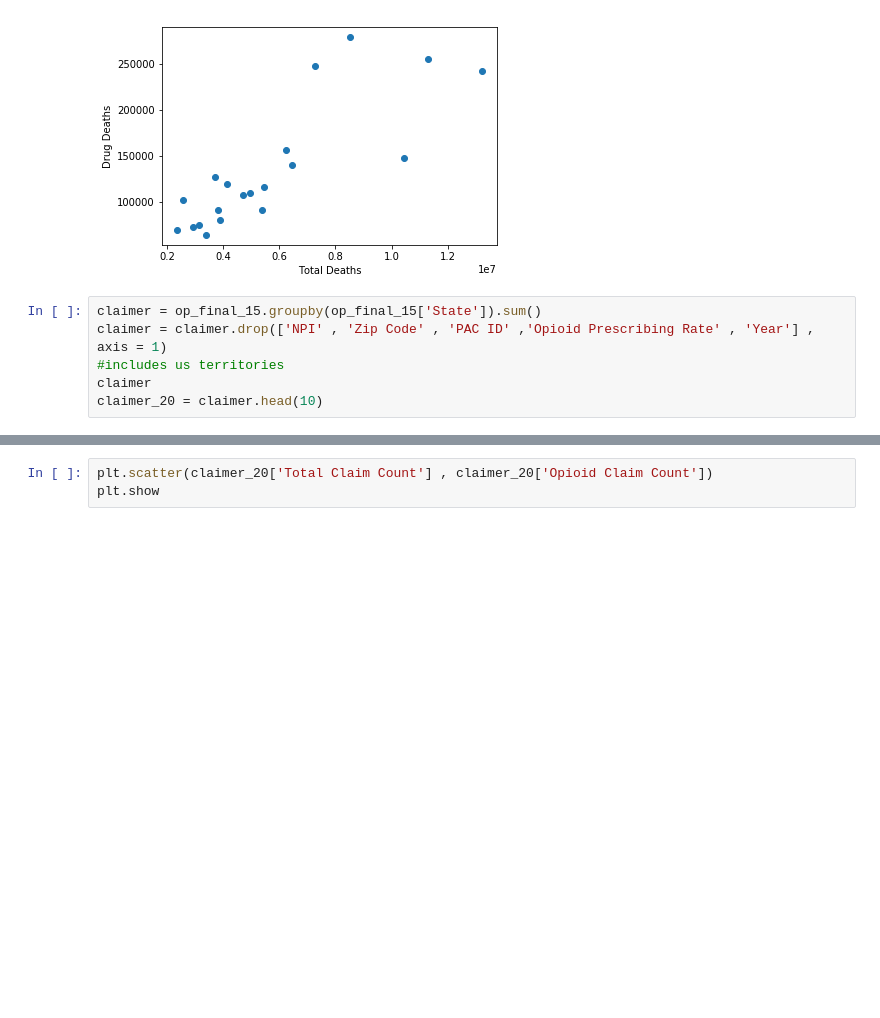
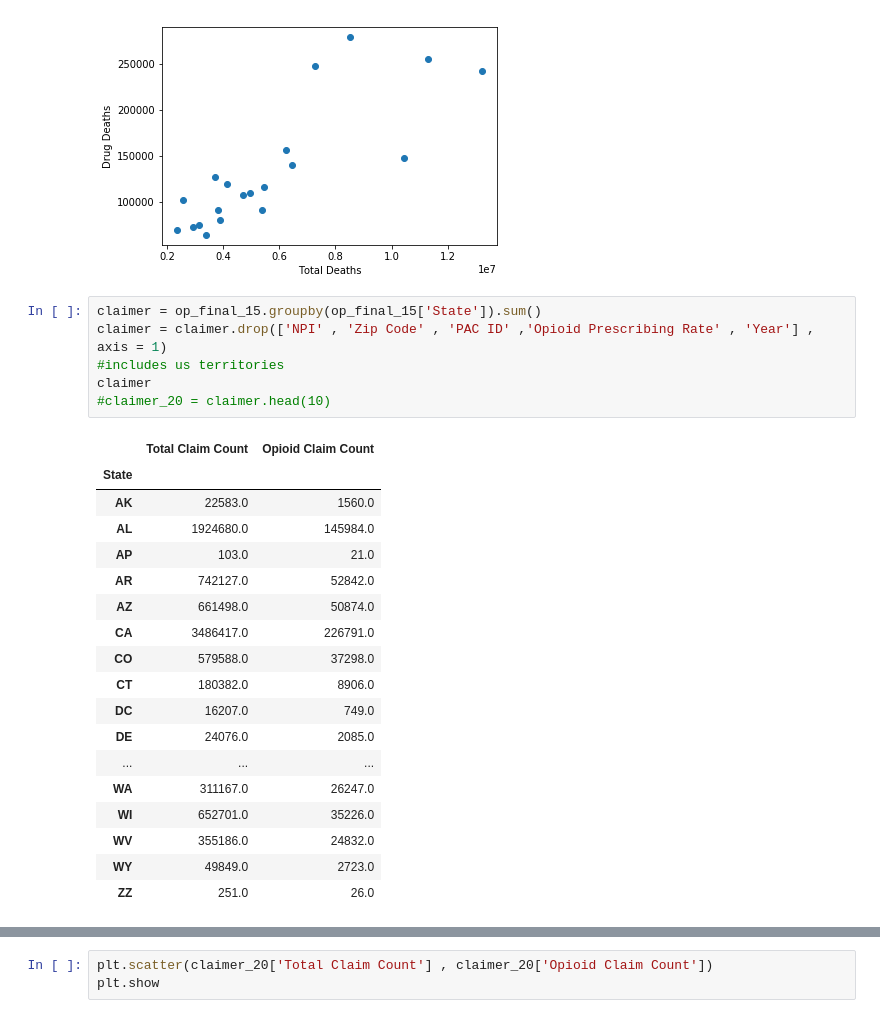
Before and after one commit to MTDahmer/Project1, a Jupyter notebook: notebooks/Mitchell.ipynb, the cells around one changed output, grey strips where cells are left out. Cells and saved outputs as stored; diff of their text form; blank space fills up the shorter version.

```diff
--- a/notebooks/Mitchell.ipynb
+++ b/notebooks/Mitchell.ipynb
@@ -62,7 +79,26 @@ plt.show()
 # %%
 claimer = op_final_15.groupby(op_final_15['State']).sum()
 claimer = claimer.drop(['NPI' , 'Zip Code' , 'PAC ID' ,'Opioid Prescribing Rate' , 'Year'] , axis = 1)
 #includes us territories
 claimer
-claimer_20 = claimer.head(10)
+#claimer_20 = claimer.head(10)
+# %% [output]
+|  | Total Claim Count | Opioid Claim Count |
+| State |  |  |
+| AK | 22583.0 | 1560.0 |
+| AL | 1924680.0 | 145984.0 |
+| AP | 103.0 | 21.0 |
+| AR | 742127.0 | 52842.0 |
+| AZ | 661498.0 | 50874.0 |
+| CA | 3486417.0 | 226791.0 |
+| CO | 579588.0 | 37298.0 |
+| CT | 180382.0 | 8906.0 |
+| DC | 16207.0 | 749.0 |
+| DE | 24076.0 | 2085.0 |
+| ... | ... | ... |
+| WA | 311167.0 | 26247.0 |
+| WI | 652701.0 | 35226.0 |
+| WV | 355186.0 | 24832.0 |
+| WY | 49849.0 | 2723.0 |
+| ZZ | 251.0 | 26.0 |
 # %%
```
Also changed, not shown: parts of 5 cells of this notebook, 3 other files.
